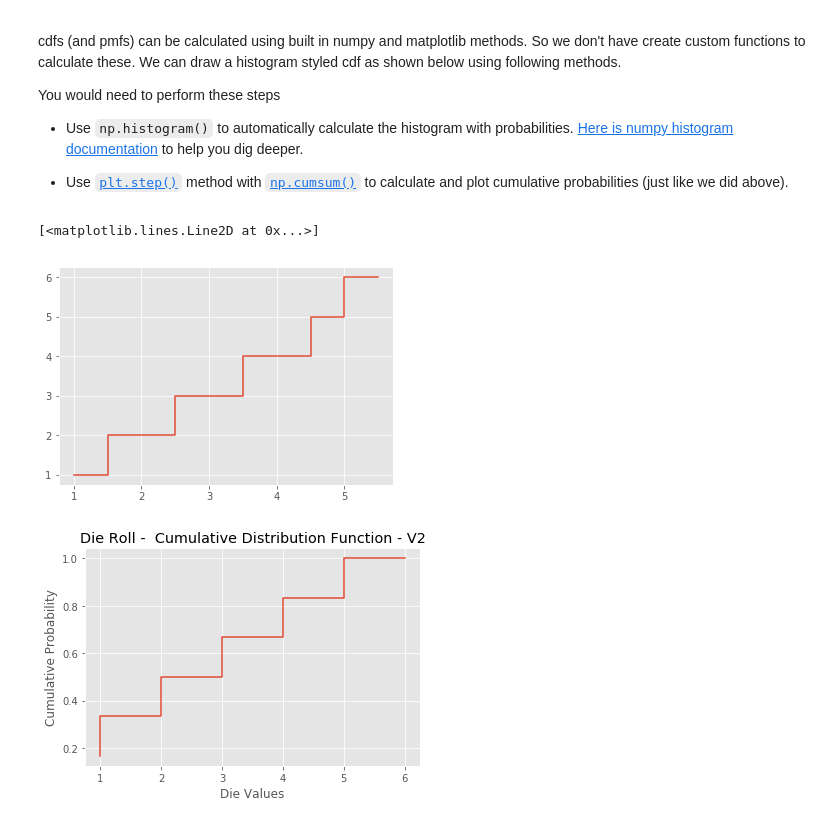
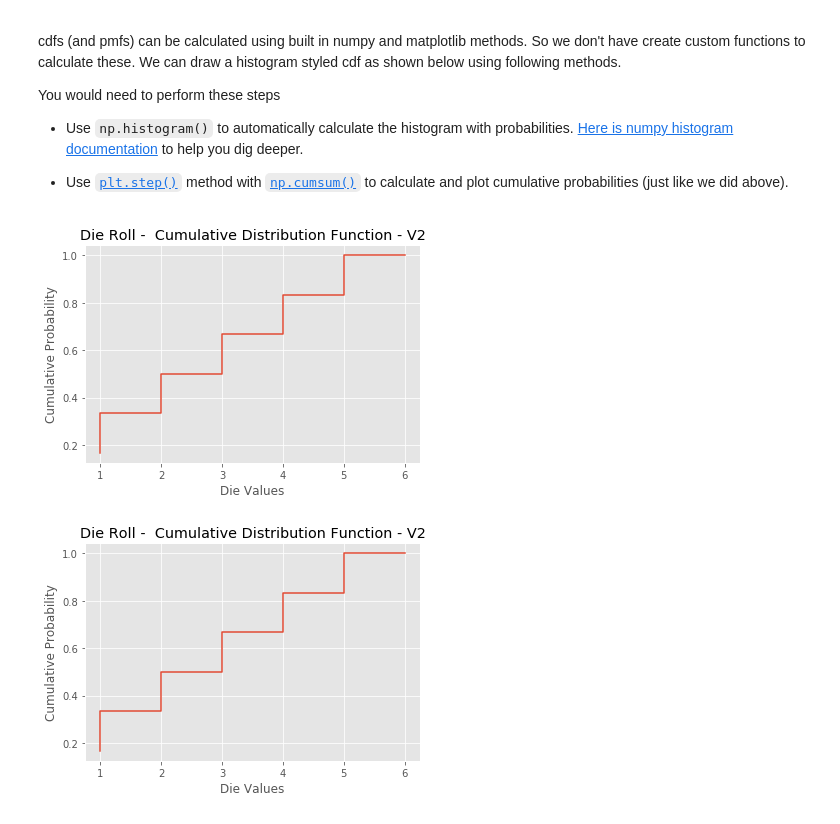
Before and after one commit to Ran-Tokman/dsc-0-09-09-distributions-cdf-lab-nyc-ds-career-031119, a Jupyter notebook: index.ipynb, the cells around one changed output. Drawn from its saved outputs; the diff is of its cells as text; code cells hidden in the pictures.

```diff
--- a/index.ipynb
+++ b/index.ipynb
@@ -89,13 +89,15 @@ You would need to perform these steps
 * Use [`plt.step()`](https://matplotlib.org/api/_as_gen/matplotlib.pyplot.step.html) method with [`np.cumsum()`](https://docs.scipy.org/doc/numpy/reference/generated/numpy.cumsum.html) to calculate and plot cumulative probabilities (just like we did above).
 # %%
 import numpy as np
-
-hist=np.histogram(die_lst)
-
+sample = [1,2,3,4,5,6]
+hist = np.histogram(sample, bins=6, range=(1, 7), normed=True)
 plt.step(hist[1][:-1], np.cumsum(hist[0]))
+plt.title ("Die Roll -  Cumulative Distribution Function - V2");
+plt.xlabel("Die Values")
+plt.ylabel("Cumulative Probability")
+plt.show()
 # %% [output]
-[<matplotlib.lines.Line2D at 0x...>]
-[figure, old version]
+[figure, new version]
 # %%
 # %% [output]
 [figure]
```
